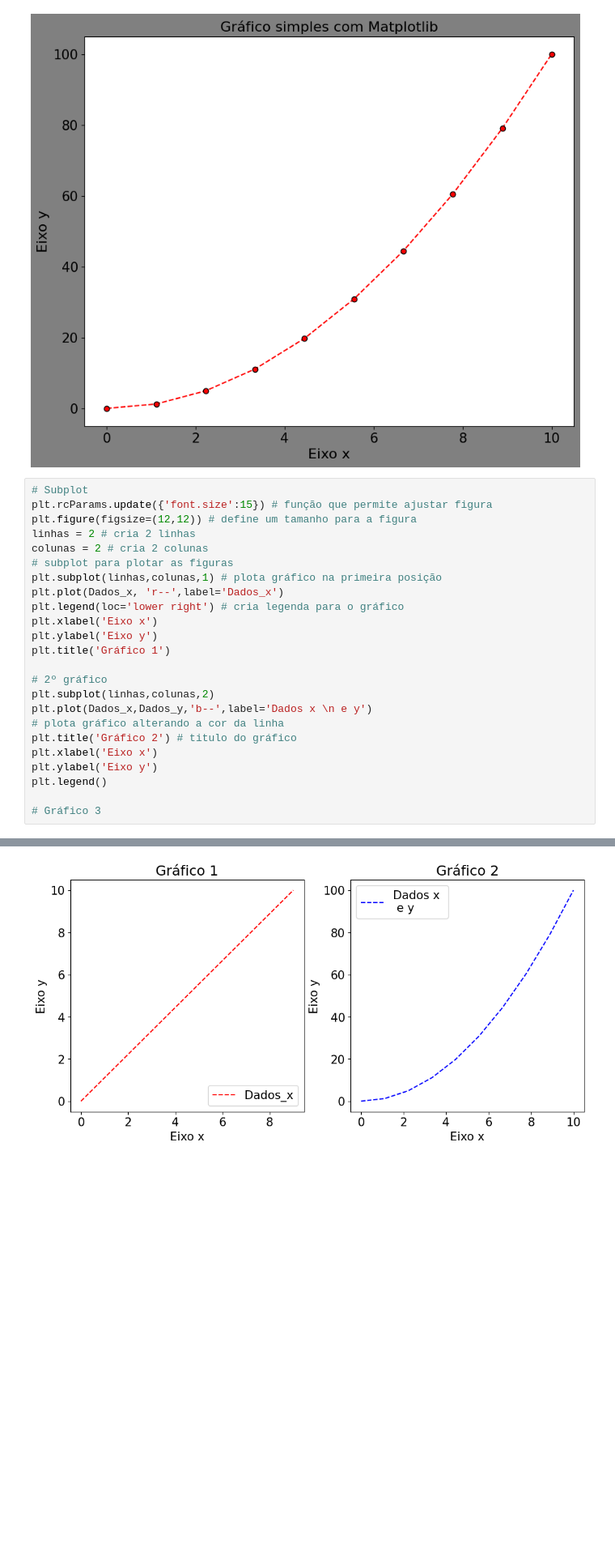
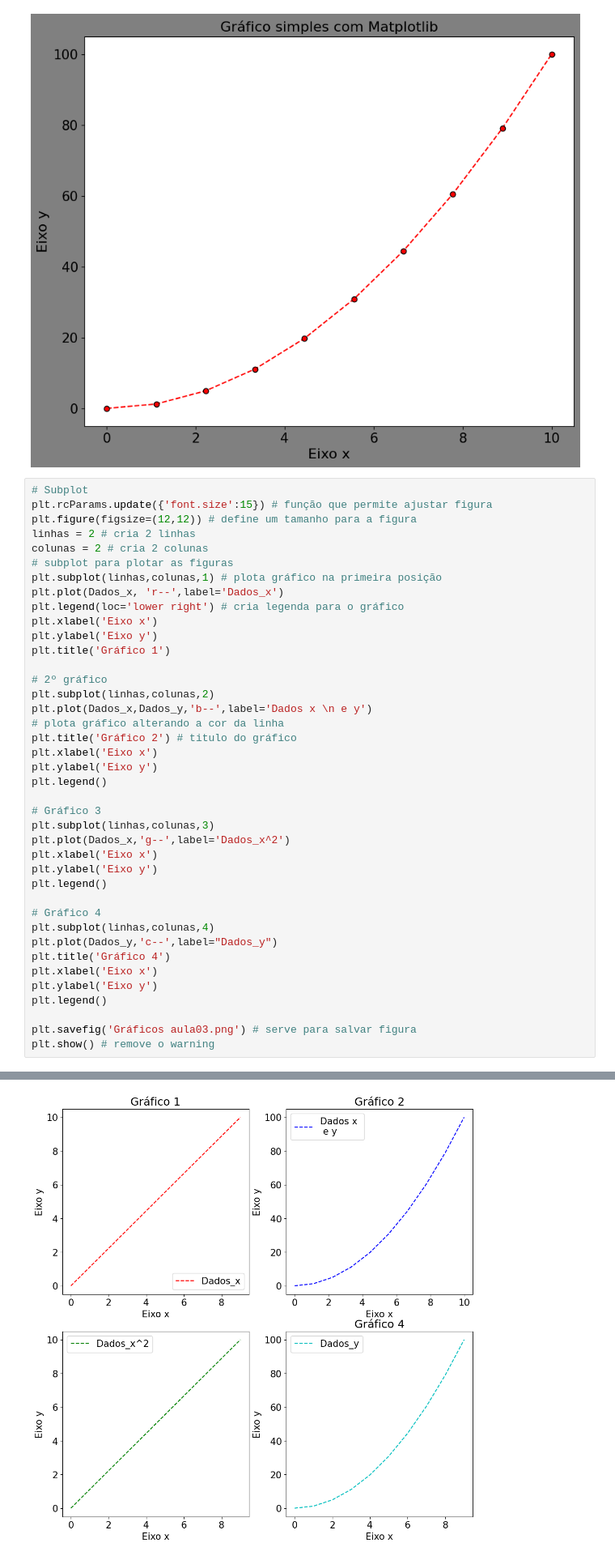
Before and after one commit to Moises654/Desenvolvimento_Back-End_2_semestre_ADS, a Jupyter notebook: Aula 3 e 4/codigo.ipynb, the cells around one changed output, grey strips where cells are left out. Shown: that part at 81% size. Saved outputs shown, nothing was run; the diff lists cells and outputs as text; blank space fills up the shorter version.

Commit message:
Aula 3
Subplot com salvamento de figura com plt.savefig

```diff
--- a/Aula 3 e 4/codigo.ipynb
+++ b/Aula 3 e 4/codigo.ipynb
@@ -71,4 +71,20 @@ plt.ylabel('Eixo y')
 plt.legend()
 
 # Gráfico 3
+plt.subplot(linhas,colunas,3)
+plt.plot(Dados_x,'g--',label='Dados_x^2')
+plt.xlabel('Eixo x')
+plt.ylabel('Eixo y')
+plt.legend()
+
+# Gráfico 4
+plt.subplot(linhas,colunas,4)
+plt.plot(Dados_y,'c--',label="Dados_y")
+plt.title('Gráfico 4')
+plt.xlabel('Eixo x')
+plt.ylabel('Eixo y')
+plt.legend()
+
+plt.savefig('Gráficos aula03.png') # serve para salvar figura
+plt.show() # remove o warning
 # %% [output]
@@ -76 +91 @@ plt.legend()
-[figure, old version]
+[figure, new version]
```
Also changed, not shown: parts of 1 cell of this notebook, 1 other file.
